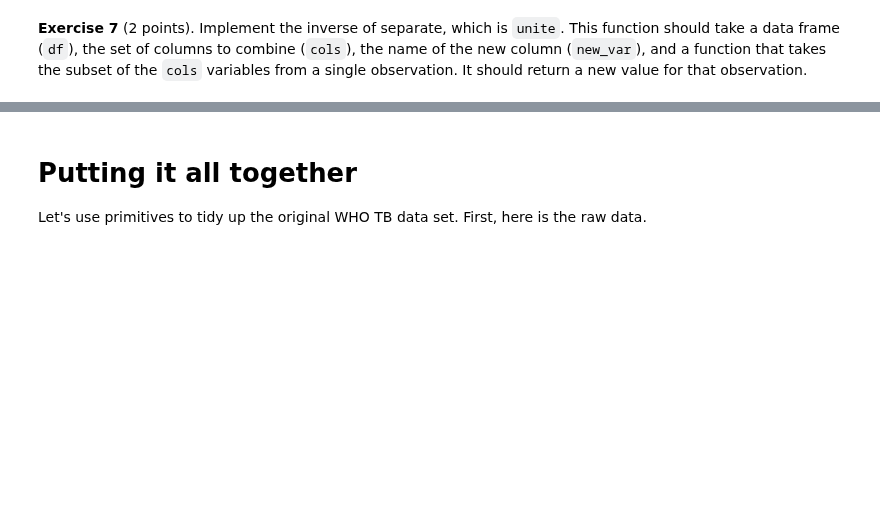
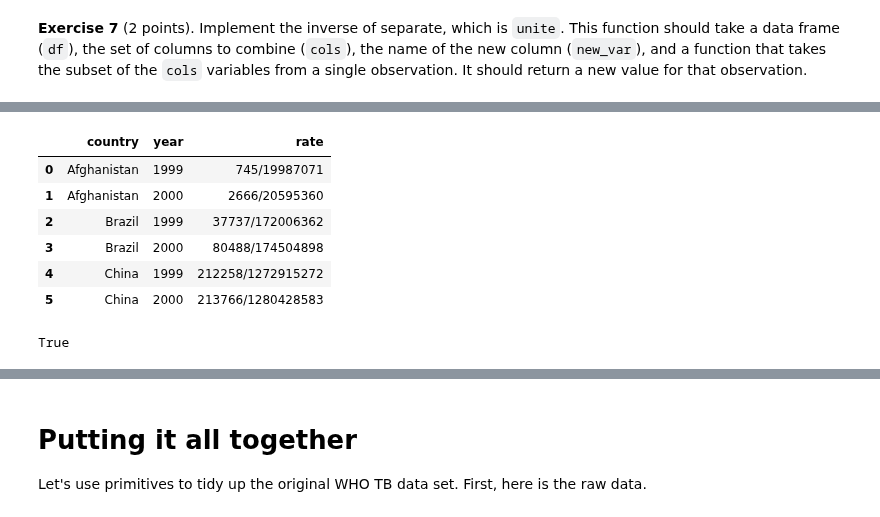
Before and after one commit to godsylla/ga_tech_omsa, a Jupyter notebook: cse_6040-computing-for-data-analysis/notebooks/nb7/main.ipynb, the cells around one changed output, grey strips where cells are left out. Drawn from its saved outputs; the diff is of its cells as text; code cells hidden in the pictures; blank space fills up the shorter version.

```diff
--- a/cse_6040-computing-for-data-analysis/notebooks/nb7/main.ipynb
+++ b/cse_6040-computing-for-data-analysis/notebooks/nb7/main.ipynb
@@ -1243,15 +1266,22 @@ def default_splitter(text):
     fields = re.findall('(\d+\.?\d+)', text)
     return fields
 
-def separate(df, key, into, splitter=default_splitter):
+def separate(df:pd.core.frame.DataFrame, key:str, into:list, splitter=default_splitter) -> pd.core.frame.DataFrame:
     """Given a data frame, separates one of its columns, the key,
     into new variables.
     """
     assert type(df) is pd.DataFrame
     assert key in df.columns
+    assert len(into) == 2
 
     # Hint: http://stackoverflow.com/questions/16236684/apply-pandas-function-to-column-to-create-multiple-new-columns
 
-    #
-    # YOUR CODE HERE
-    #
+    dfa = df.copy()
+    # Apply the function to the 'key' columns
+    split_vals_l = dfa[key].apply(splitter)
+
+    # since splitter does a split into two items, take the first item and assign to first elem of 'into'
+    dfa[into[0]] = [x[0] for x in split_vals_l]
+    dfa[into[1]] = [x[1] for x in split_vals_l]
+
+    return dfa.drop(key, axis=1)
@@ -1277,2 +1335,5 @@ print("\n(Passed.)")
 # %% [markdown]
 **Exercise 7** (2 points). Implement the inverse of separate, which is `unite`. This function should take a data frame (`df`), the set of columns to combine (`cols`), the name of the new column (`new_var`), and a function that takes the subset of the `cols` variables from a single observation. It should return a new value for that observation.
+# %%
+table3_separated = separate(table3, key='rate', into=['cases', 'population'])
+table3_separated
@@ -1289,2 +1371,20 @@ def unite(df, cols, new_var, combine=str_join_elements):
+# %%
+myunite3 = unite(table3_separated,
+                 cols=['cases', 'population'],
+                 new_var='rate',
+                 combine=lambda x: str_join_elements(x, '/'))
+myunite3
+# %% [output]
+|  | country | year | rate |
+| 0 | Afghanistan | 1999 | 745/19987071 |
+| 1 | Afghanistan | 2000 | 2666/20595360 |
+| 2 | Brazil | 1999 | 37737/172006362 |
+| 3 | Brazil | 2000 | 80488/174504898 |
+| 4 | China | 1999 | 212258/1272915272 |
+| 5 | China | 2000 | 213766/1280428583 |
+# %%
+tibbles_are_equivalent(table3, myunite3)
+# %% [output]
+True
 # %%
 # Test: `unite_test`
```
Also changed, not shown: parts of 14 cells of this notebook, 4 other files.
